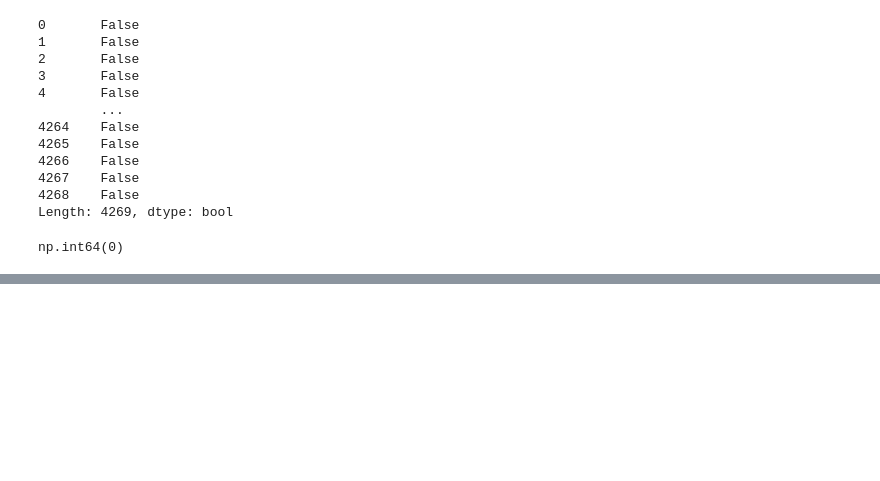
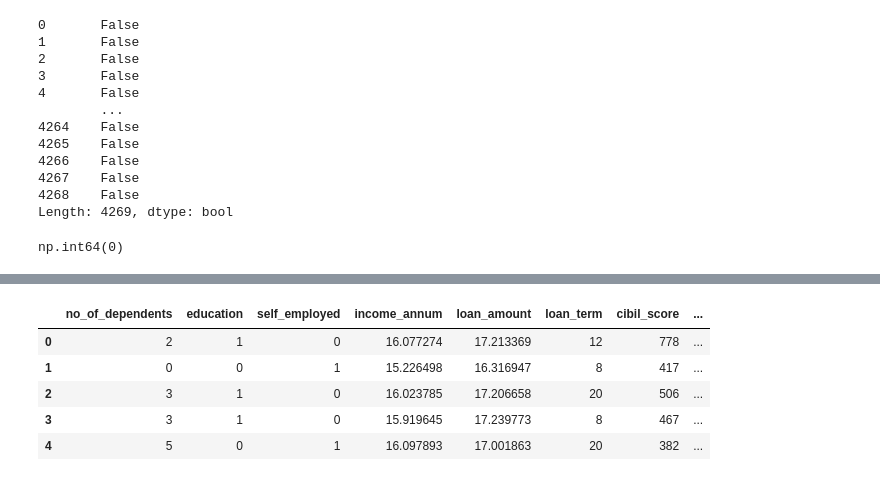
Before and after one commit to natividad2019/EDAProject, a Jupyter notebook: simpledata.ipynb, the cells around one changed output, grey strips where cells are left out. Saved outputs shown, nothing was run; the diff lists cells and outputs as text; code cells hidden in the pictures; blank space fills up the shorter version.

```diff
--- a/simpledata.ipynb
+++ b/simpledata.ipynb
@@ -154,0 +253,4 @@ X.drop(columns=['residential_assets_value', 'commercial_assets_value', 'luxury_a
+# %%
+#log transformation
+log_cols = ['income_annum', 'loan_amount', 'total_assets_value']
+X[log_cols] = np.log(X[log_cols])
@@ -154,0 +268,9 @@ X.drop(columns=['residential_assets_value', 'commercial_assets_value', 'luxury_a
+# %%
+X.head()
+# %% [output]
+|  | no_of_dependents | education | self_employed | income_annum | loan_amount | loan_term | cibil_score | ... |
+| 0 | 2 | 1 | 0 | 16.077274 | 17.213369 | 12 | 778 | ... |
+| 1 | 0 | 0 | 1 | 15.226498 | 16.316947 | 8 | 417 | ... |
+| 2 | 3 | 1 | 0 | 16.023785 | 17.206658 | 20 | 506 | ... |
+| 3 | 3 | 1 | 0 | 15.919645 | 17.239773 | 8 | 467 | ... |
+| 4 | 5 | 0 | 1 | 16.097893 | 17.001863 | 20 | 382 | ... |
```
Also changed, not shown: parts of 19 cells of this notebook.
